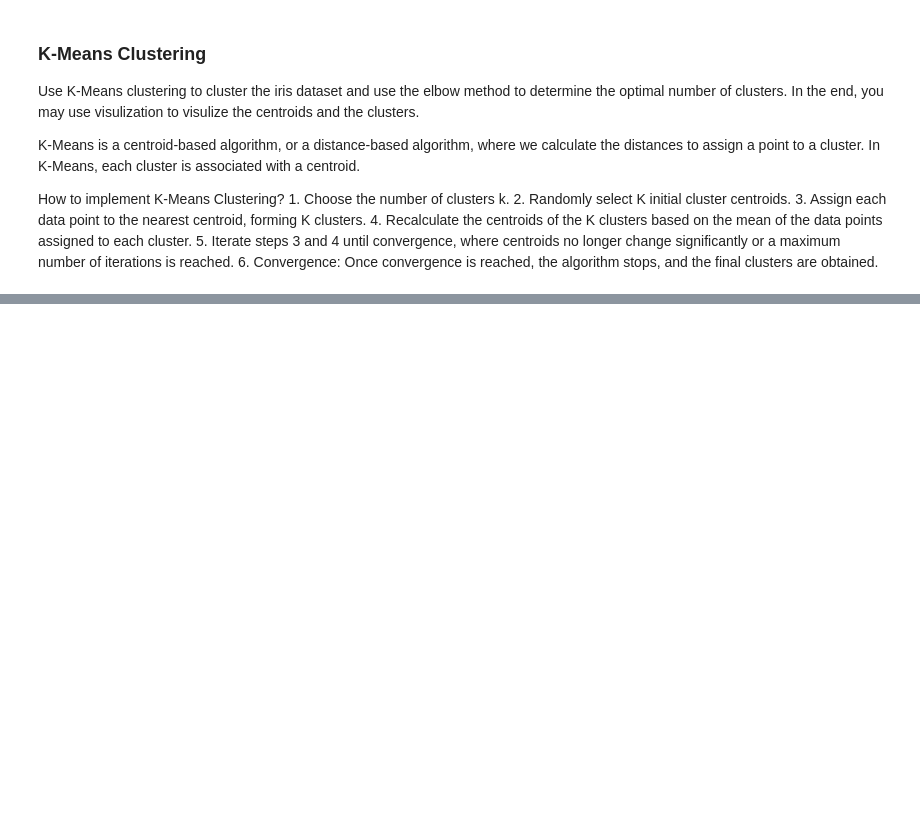
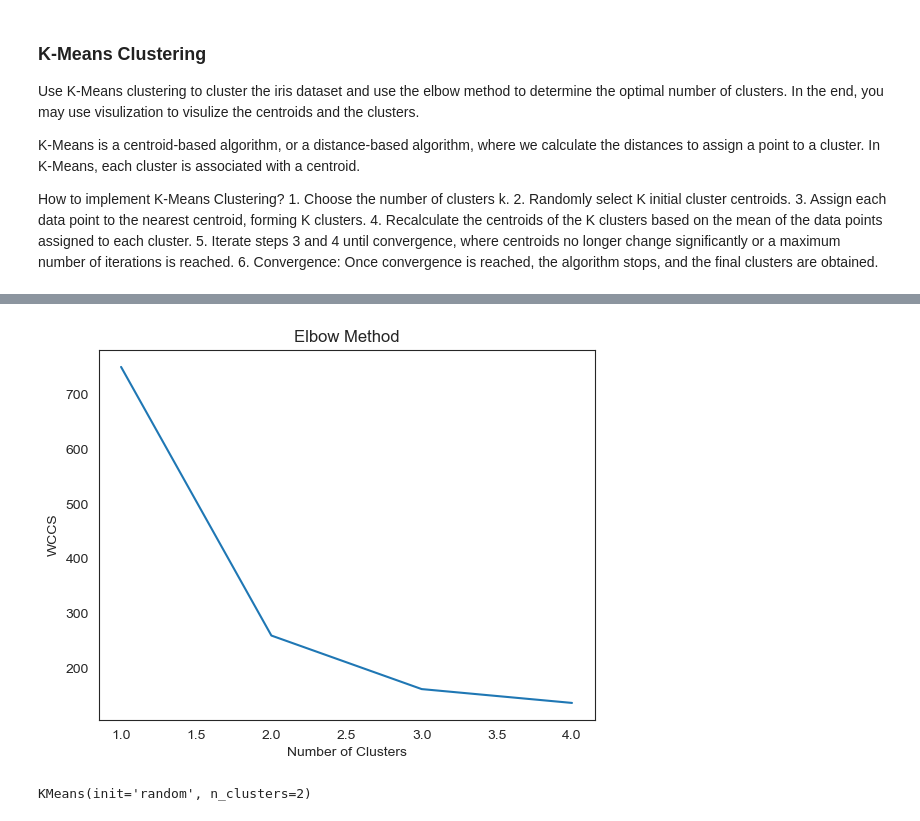
Before and after one commit to tireinny/BANA-212, a Jupyter notebook: Group Assignment_Machine Learning Models.ipynb, the cells around one changed output, grey strips where cells are left out. Saved outputs shown, nothing was run; the diff lists cells and outputs as text; code cells hidden in the pictures; blank space fills up the shorter version.

```diff
--- a/Group Assignment_Machine Learning Models.ipynb
+++ b/Group Assignment_Machine Learning Models.ipynb
@@ -169,0 +173,6 @@ How to implement K-Means Clustering?
+# %%
+scaler = StandardScaler()
+df_scaled = pd.DataFrame(
+    scaler.fit_transform(df),
+    columns=df.columns,
+    index=df.index)
@@ -169,0 +215,15 @@ How to implement K-Means Clustering?
+# %%
+wccs = [] # Within cluster sum of squares
+for i in range(1,5):
+    kmeans = KMeans(n_clusters=i)
+    kmeans.fit(df_scaled)
+    wccs.append(kmeans.inertia_
+               )
+
+plt.plot(range(1,5),wccs)
+plt.title('Elbow Method')
+plt.xlabel('Number of Clusters')
+plt.ylabel('WCCS')
+plt.show()
+# %% [output]
+[figure, added]
@@ -169,0 +238,6 @@ How to implement K-Means Clustering?
+# %%
+init_method = 'random'
+kmeans = KMeans(n_clusters=k, init=init_method)
+kmeans.fit(df_scaled)
+# %% [output]
+KMeans(init='random', n_clusters=2)
```
Also changed, not shown: parts of 6 cells of this notebook.
